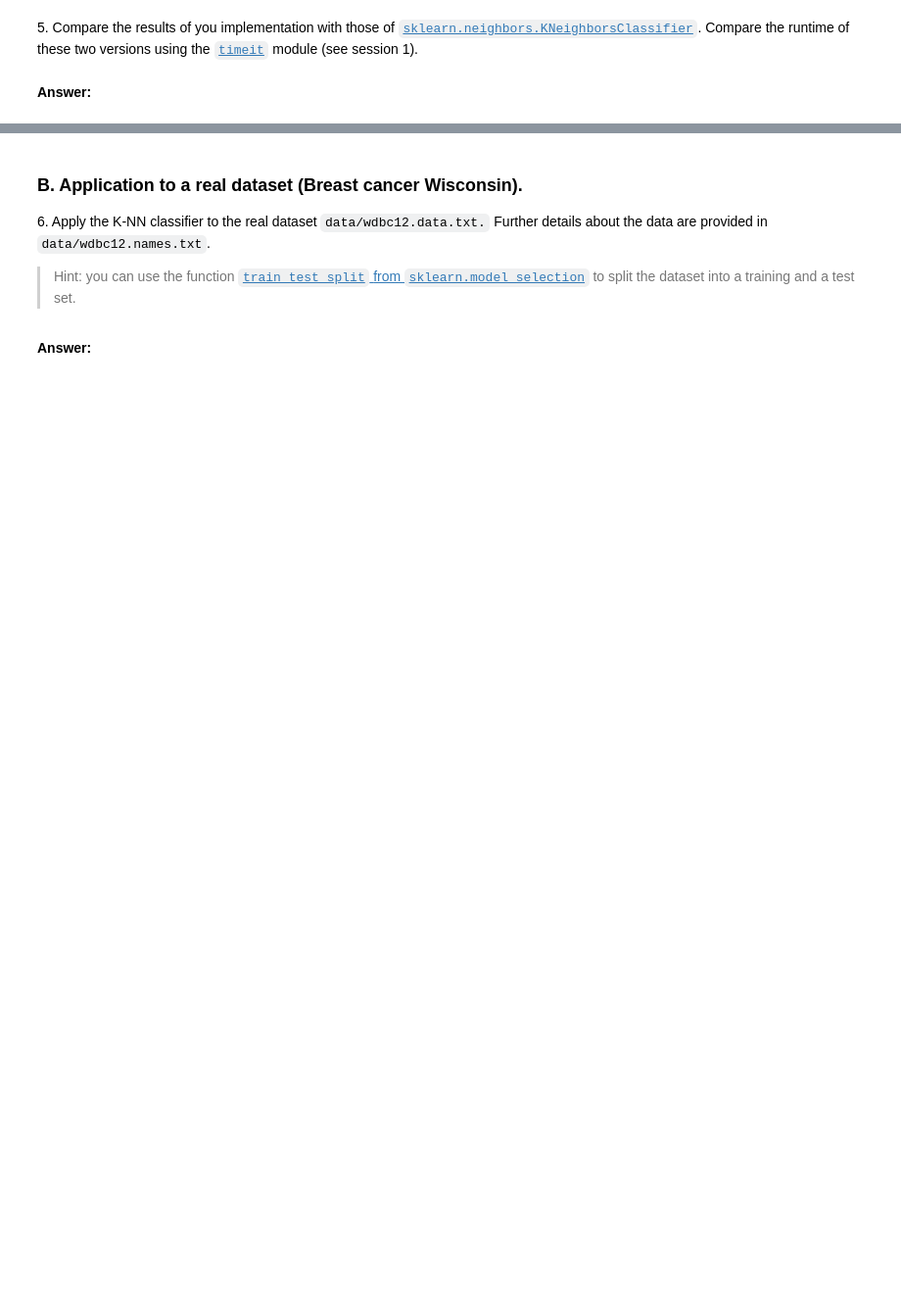
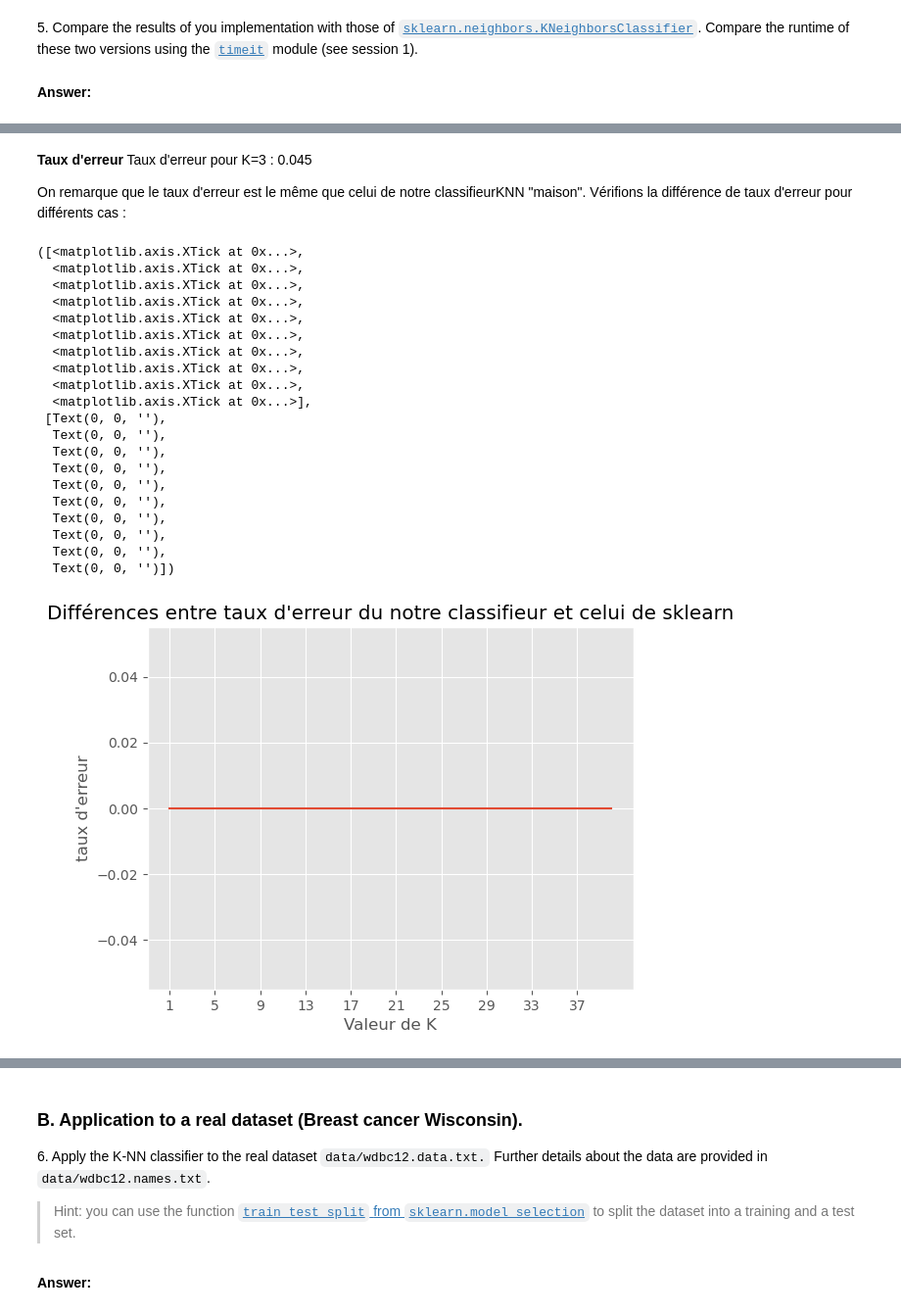
Before and after one commit to VictorCilleros/python_sdia_All, a Jupyter notebook: Labs/Lab4/lab4.ipynb, the cells around one changed output, grey strips where cells are left out. Shown: that part at 98% size. Saved outputs shown, nothing was run; the diff lists cells and outputs as text; code cells hidden in the pictures; blank space fills up the shorter version.

```diff
--- a/Labs/Lab4/lab4.ipynb
+++ b/Labs/Lab4/lab4.ipynb
@@ -214 +209,43 @@ Text(0.5, 1.0, 'Vraies valeur de la classe test')
 [figure]
+# %% [markdown]
+**Taux d'erreur**
+Taux d'erreur pour K=3 : 0.045
+
+On remarque que le taux d'erreur est le même que celui de notre classifieurKNN "maison".
+Vérifions la différence de taux d'erreur pour différents cas :
+# %%
+tabError=[]
+nbTest=40
+for k in range(1,nbTest+1):
+    classifierKnn_sklearn=KNeighborsClassifier(n_neighbors=k).fit(x_train,class_train)
+    errSKL=computeError(classifierKnn_sklearn.predict(x_test),class_test)
+    errKNN=computeError(testWithTrainOnTest(x_train,x_test,class_train,k),class_test)
+    tabError.append(abs(errKNN-errKNN))
+plt.figure()
+plt.plot(np.linspace(1,nbTest,nbTest),tabError)
+plt.title("Différences entre taux d'erreur du notre classifieur et celui de sklearn")
+plt.xlabel("Valeur de K")
+plt.ylabel("taux d'erreur")
+plt.xticks(np.arange(1, nbTest+1,4,dtype=int))
+# %% [output]
+([<matplotlib.axis.XTick at 0x...>,
+  <matplotlib.axis.XTick at 0x...>,
+  <matplotlib.axis.XTick at 0x...>,
+  <matplotlib.axis.XTick at 0x...>,
+  <matplotlib.axis.XTick at 0x...>,
+  <matplotlib.axis.XTick at 0x...>,
+  <matplotlib.axis.XTick at 0x...>,
+  <matplotlib.axis.XTick at 0x...>,
+  <matplotlib.axis.XTick at 0x...>,
+  <matplotlib.axis.XTick at 0x...>],
+ [Text(0, 0, ''),
+  Text(0, 0, ''),
+  Text(0, 0, ''),
+  Text(0, 0, ''),
+  Text(0, 0, ''),
+  Text(0, 0, ''),
+  Text(0, 0, ''),
+  Text(0, 0, ''),
+  Text(0, 0, ''),
+  Text(0, 0, '')])
+[figure, added]
```
Also changed, not shown: parts of 15 cells of this notebook.
